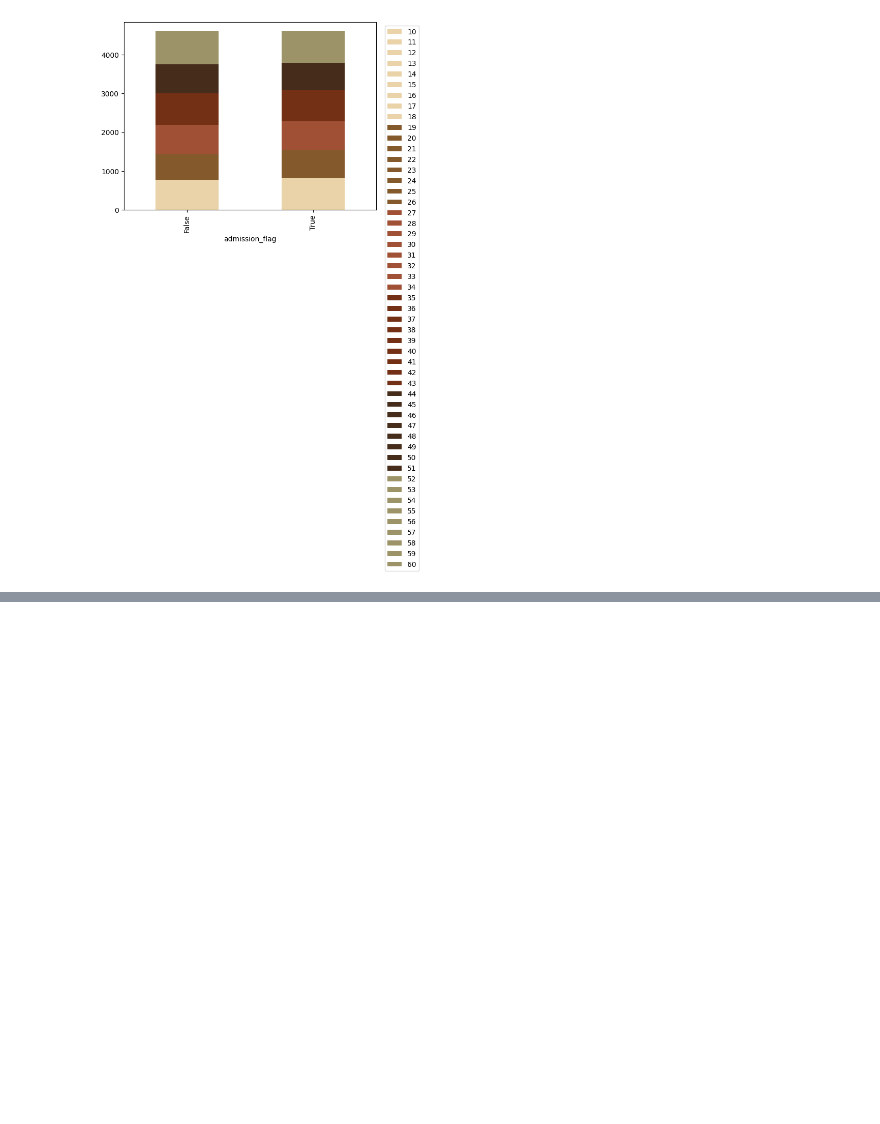
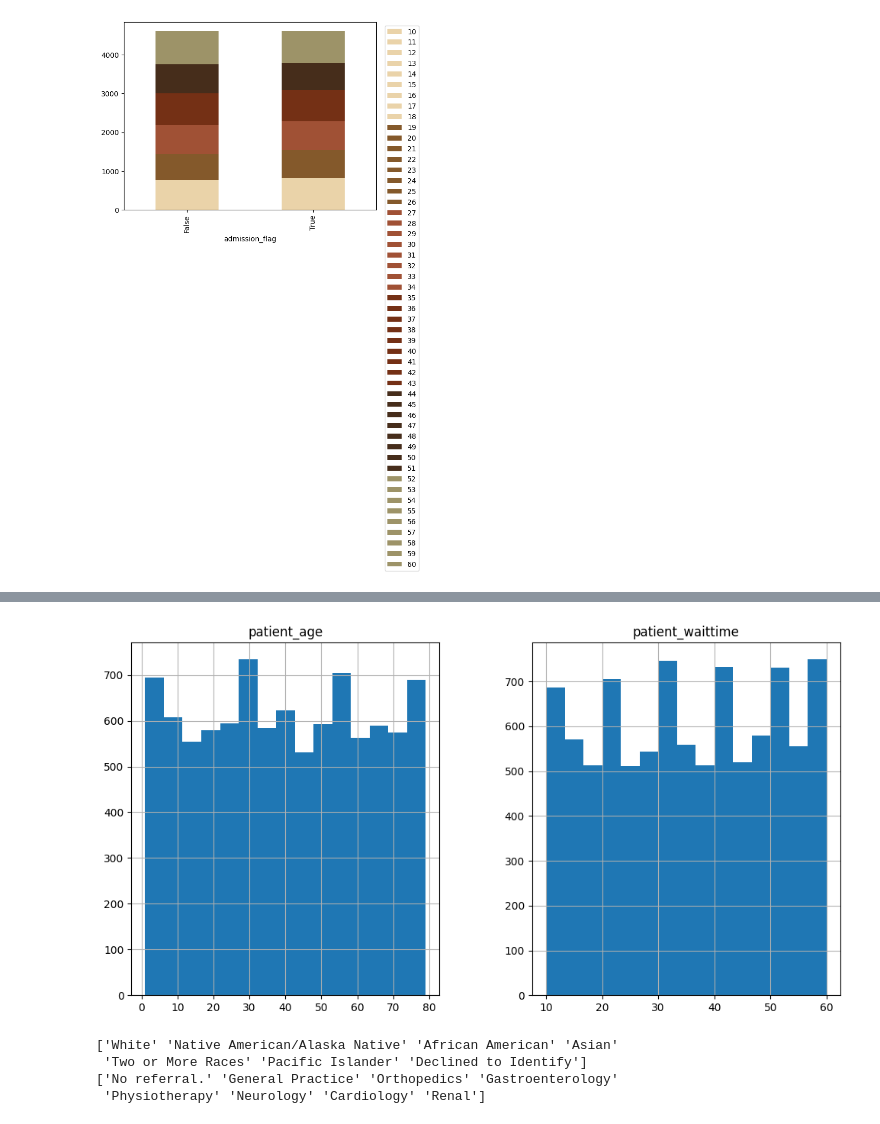
Before and after one commit to Mikayla-ds2/surge-sense, a Jupyter notebook: eda+viz.ipynb, the cells around one changed output, grey strips where cells are left out. Cells and saved outputs as stored; diff of their text form; code cells hidden in the pictures; blank space fills up the shorter version.

Commit message:
great work so far with viz; doing more tmrw specifically cross tab and stacked bar plots, potentially mosiac plots

```diff
--- a/eda+viz.ipynb
+++ b/eda+viz.ipynb
@@ -6,5 +11,5 @@ import matplotlib.pyplot as plt
 # %%
-data = pd.read_csv('cleaned_data.csv')
+data = pd.read_csv('/content/drive/MyDrive/cleaned_data.csv')
 
 data = data.drop(['Unnamed: 0'], axis=1)
 
@@ -88,3 +93,8 @@ plt.show()
 # %% [output]
 <Figure size 1200x700 with 0 Axes>
 [figure]
+# %%
+# determined by the previous images, admission_flag has inconclusive context and
+# thus need to be excluded from any further analysis or modeling.
+data = data.drop(['admission_flag'], axis=1)
+data.head()
@@ -90,0 +108,13 @@ plt.show()
+# %%
+histogram = data.select_dtypes(include=['number', 'bool']).hist(bins=15, figsize=[12, 6])
+plt.show()
+# %% [output]
+[figure, added]
+# %%
+print(data['patient_race'].unique())
+print(data['department_referral'].unique())
+# %% [output]
+['White' 'Native American/Alaska Native' 'African American' 'Asian'
+ 'Two or More Races' 'Pacific Islander' 'Declined to Identify']
+['No referral.' 'General Practice' 'Orthopedics' 'Gastroenterology'
+ 'Physiotherapy' 'Neurology' 'Cardiology' 'Renal']
```
Also changed, not shown: parts of 8 cells of this notebook, 2 other files.
